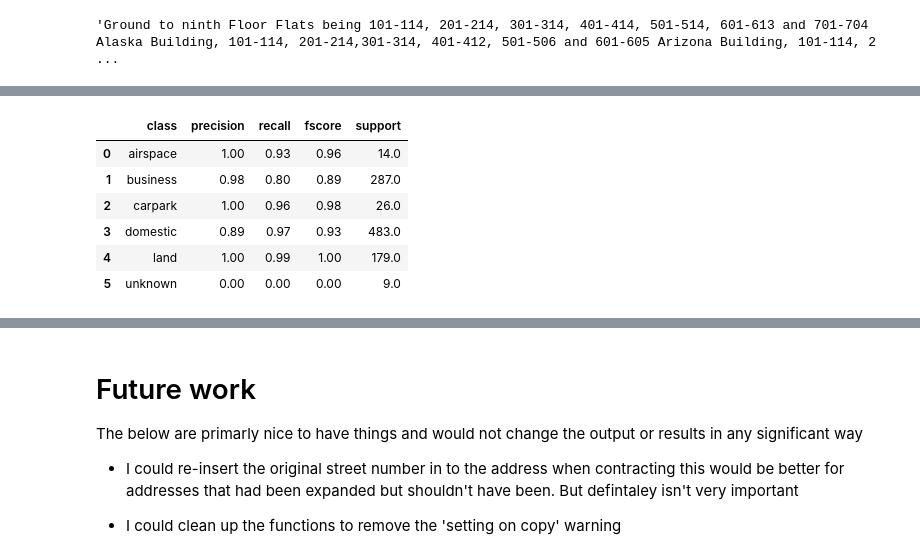
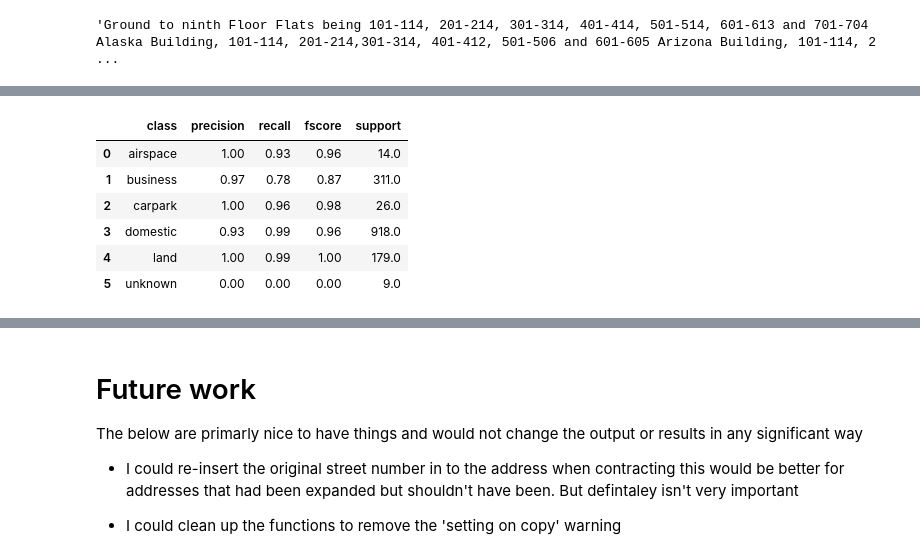
Before and after one commit to JonnoB/enhance_ocod, a Jupyter notebook: locating_and_classifying_the_ocod_dataset.ipynb, the cells around one changed output, grey strips where cells are left out. Saved outputs shown, nothing was run; the diff lists cells and outputs as text; code cells hidden in the pictures.

```diff
--- a/locating_and_classifying_the_ocod_dataset.ipynb
+++ b/locating_and_classifying_the_ocod_dataset.ipynb
@@ -467 +325,3 @@ OSError: [E053] Could not read meta.json from /home/jonno/empty_homes_data/full_
+# %%
+ocod_data = pd.read_csv("./empty_homes_data/enhanced_ocod_dataset.csv")
 # %%
@@ -519,20 +413,21 @@ performance_df[['class',"precision", "recall", "fscore", "support"]]
 # %%
-gt_class = pd.read_csv('/tf/empty_homes_data/parsed_ground_truth_complete.csv').loc[:, ['title_number', 'truth']].drop_duplicates().\
+gt_class = pd.read_csv('./empty_homes_data/parsed_ground_truth_complete.csv').loc[:, ['title_number', 'truth']].\
 merge(ocod_data.loc[:, ['title_number', 'class2']].drop_duplicates(), how = 'left')
 label_names = list(np.unique(gt_class.truth.to_list()))
 
 performance_df = metrics.precision_recall_fscore_support(gt_class.truth.to_list(),
                                         gt_class['class2'].to_list(),
                                         labels = label_names)
 
 performance_df = pd.DataFrame(np.round_(np.transpose(performance_df),2), columns = ["precision", "recall", "fscore", "support"])
 performance_df['class'] = list(np.unique(gt_class.truth.to_list()))
-performance_df[['class',"precision", "recall", "fscore", "support"]]#.to_latex()
+performance_df[['class',"precision", "recall", "fscore", "support"]]
+#print(performance_df[['class',"precision", "recall", "fscore", "support"]].to_latex(index = False))
 # %% [output]
 |  | class | precision | recall | fscore | support |
 | 0 | airspace | 1.00 | 0.93 | 0.96 | 14.0 |
-| 1 | business | 0.98 | 0.80 | 0.89 | 287.0 |
+| 1 | business | 0.97 | 0.78 | 0.87 | 311.0 |
 | 2 | carpark | 1.00 | 0.96 | 0.98 | 26.0 |
-| 3 | domestic | 0.89 | 0.97 | 0.93 | 483.0 |
+| 3 | domestic | 0.93 | 0.99 | 0.96 | 918.0 |
 | 4 | land | 1.00 | 0.99 | 1.00 | 179.0 |
 | 5 | unknown | 0.00 | 0.00 | 0.00 | 9.0 |
```
Also changed, not shown: parts of 31 cells of this notebook, 4 other files.
